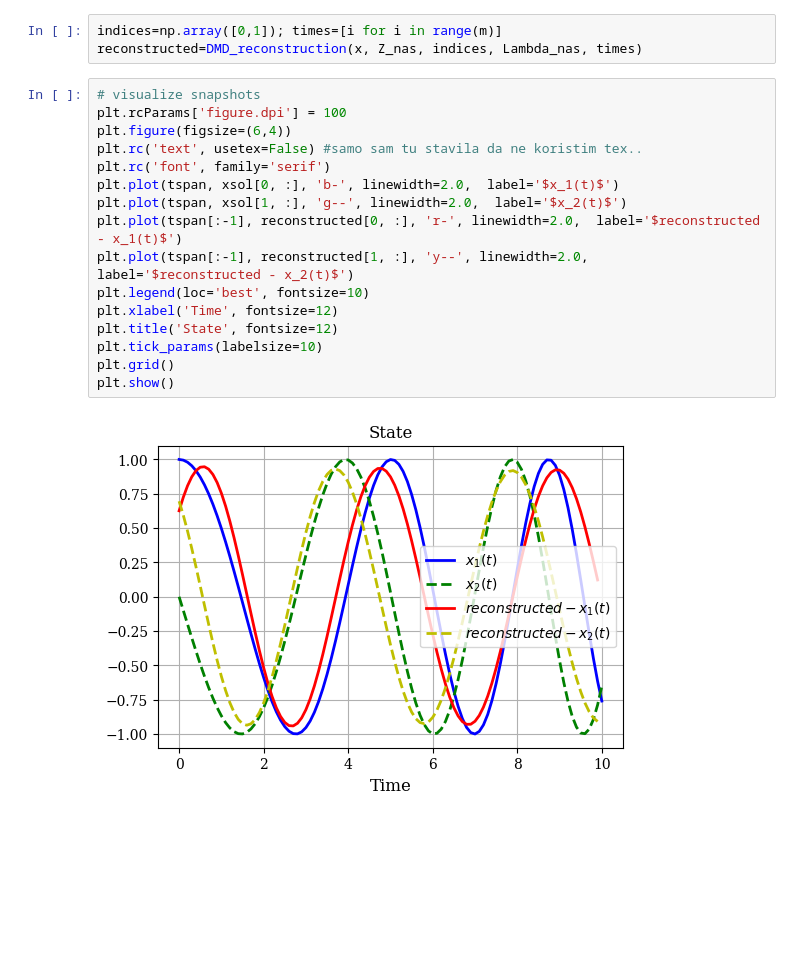
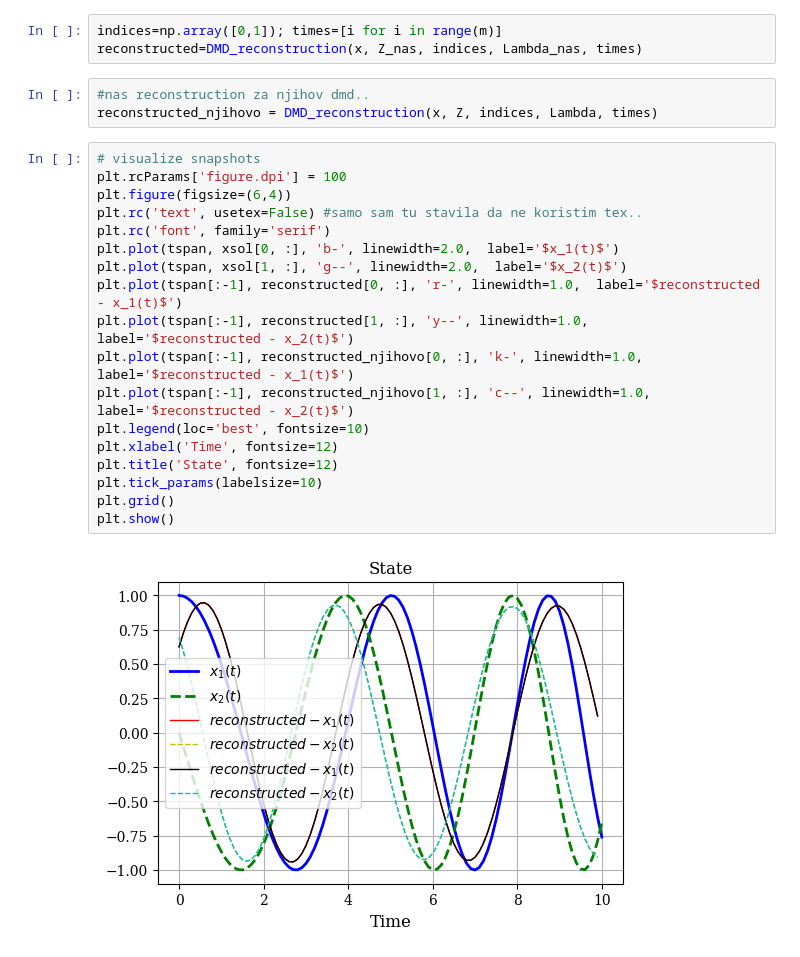
Before and after one commit to ela-d/DMD, a Jupyter notebook: 2D_time-varying_system-example.ipynb, the cells around one changed output. Drawn from its saved outputs; the diff is of its cells as text; blank space fills up the shorter version.

Commit message:
compared reconstructions

```diff
--- a/2D_time-varying_system-example.ipynb
+++ b/2D_time-varying_system-example.ipynb
@@ -123,21 +123,26 @@ Our batch eigs
 # %%
 indices=np.array([0,1]); times=[i for i in range(m)]
 reconstructed=DMD_reconstruction(x, Z_nas, indices, Lambda_nas, times)
+# %%
+#nas reconstruction za njihov dmd..
+reconstructed_njihovo = DMD_reconstruction(x, Z, indices, Lambda, times)
 # %%
 # visualize snapshots
 plt.rcParams['figure.dpi'] = 100
 plt.figure(figsize=(6,4))
 plt.rc('text', usetex=False) #samo sam tu stavila da ne koristim tex..
 plt.rc('font', family='serif')
 plt.plot(tspan, xsol[0, :], 'b-', linewidth=2.0,  label='$x_1(t)$')
 plt.plot(tspan, xsol[1, :], 'g--', linewidth=2.0,  label='$x_2(t)$')
-plt.plot(tspan[:-1], reconstructed[0, :], 'r-', linewidth=2.0,  label='$reconstructed - x_1(t)$')
-plt.plot(tspan[:-1], reconstructed[1, :], 'y--', linewidth=2.0,  label='$reconstructed - x_2(t)$')
+plt.plot(tspan[:-1], reconstructed[0, :], 'r-', linewidth=1.0,  label='$reconstructed - x_1(t)$')
+plt.plot(tspan[:-1], reconstructed[1, :], 'y--', linewidth=1.0,  label='$reconstructed - x_2(t)$')
+plt.plot(tspan[:-1], reconstructed_njihovo[0, :], 'k-', linewidth=1.0,  label='$reconstructed - x_1(t)$')
+plt.plot(tspan[:-1], reconstructed_njihovo[1, :], 'c--', linewidth=1.0,  label='$reconstructed - x_2(t)$')
 plt.legend(loc='best', fontsize=10)
 plt.xlabel('Time', fontsize=12)
 plt.title('State', fontsize=12)
 plt.tick_params(labelsize=10)
 plt.grid()
 plt.show()
 # %% [output]
-[figure, old version]
+[figure, new version]
```
Also changed, not shown: parts of 3 cells of this notebook.
